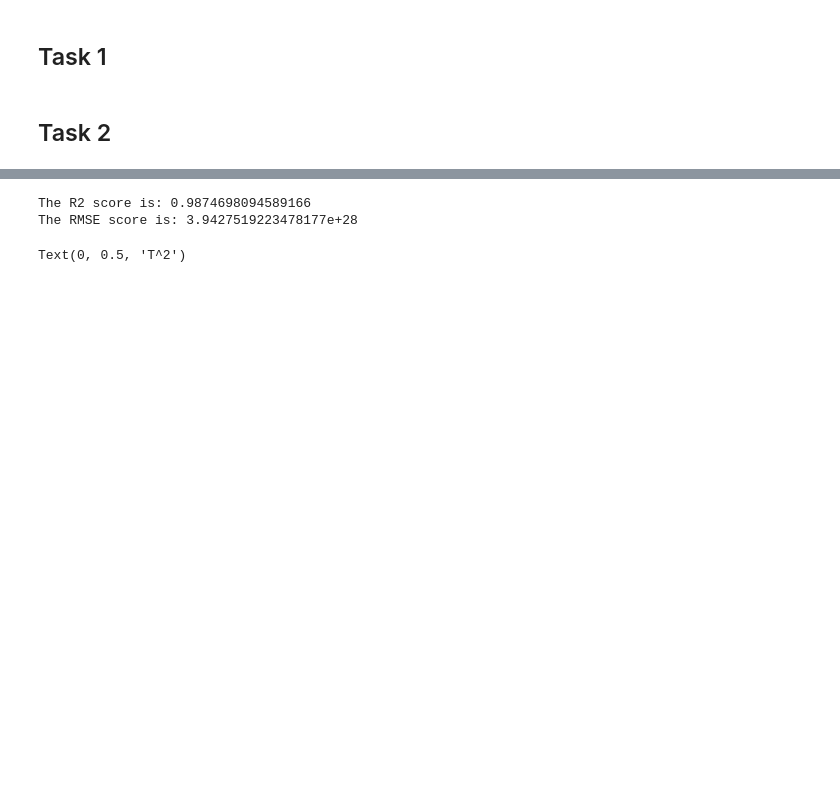
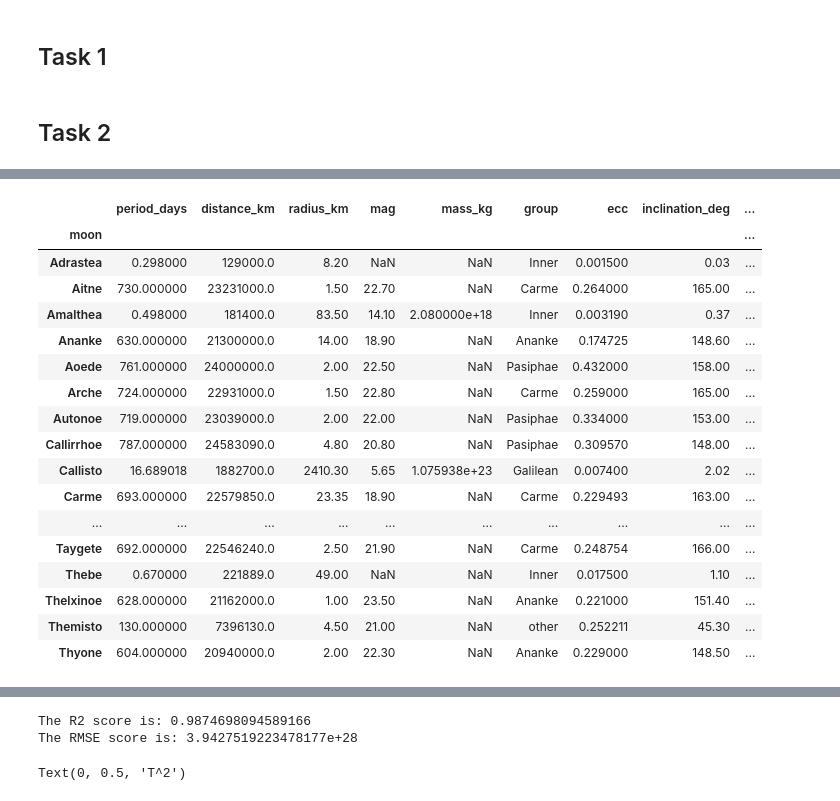
Before and after one commit to YukiToast/Jupiter-project, a Jupyter notebook: Assessment 1 code.ipynb, the cells around one changed output, grey strips where cells are left out. Cells and saved outputs as stored; diff of their text form; code cells hidden in the pictures; blank space fills up the shorter version.

```diff
--- a/Assessment 1 code.ipynb
+++ b/Assessment 1 code.ipynb
@@ -27,0 +30,21 @@ TypeError: Moons.model() missing 1 required positional argument: 'self'
+# %%
+jupiter_instance.review_data()
+# %% [output]
+|  | period_days | distance_km | radius_km | mag | mass_kg | group | ecc | inclination_deg | ... |
+| moon |  |  |  |  |  |  |  |  | ... |
+| Adrastea | 0.298000 | 129000.0 | 8.20 | NaN | NaN | Inner | 0.001500 | 0.03 | ... |
+| Aitne | 730.000000 | 23231000.0 | 1.50 | 22.70 | NaN | Carme | 0.264000 | 165.00 | ... |
+| Amalthea | 0.498000 | 181400.0 | 83.50 | 14.10 | 2.080000e+18 | Inner | 0.003190 | 0.37 | ... |
+| Ananke | 630.000000 | 21300000.0 | 14.00 | 18.90 | NaN | Ananke | 0.174725 | 148.60 | ... |
+| Aoede | 761.000000 | 24000000.0 | 2.00 | 22.50 | NaN | Pasiphae | 0.432000 | 158.00 | ... |
+| Arche | 724.000000 | 22931000.0 | 1.50 | 22.80 | NaN | Carme | 0.259000 | 165.00 | ... |
+| Autonoe | 719.000000 | 23039000.0 | 2.00 | 22.00 | NaN | Pasiphae | 0.334000 | 153.00 | ... |
+| Callirrhoe | 787.000000 | 24583090.0 | 4.80 | 20.80 | NaN | Pasiphae | 0.309570 | 148.00 | ... |
+| Callisto | 16.689018 | 1882700.0 | 2410.30 | 5.65 | 1.075938e+23 | Galilean | 0.007400 | 2.02 | ... |
+| Carme | 693.000000 | 22579850.0 | 23.35 | 18.90 | NaN | Carme | 0.229493 | 163.00 | ... |
+| ... | ... | ... | ... | ... | ... | ... | ... | ... | ... |
+| Taygete | 692.000000 | 22546240.0 | 2.50 | 21.90 | NaN | Carme | 0.248754 | 166.00 | ... |
+| Thebe | 0.670000 | 221889.0 | 49.00 | NaN | NaN | Inner | 0.017500 | 1.10 | ... |
+| Thelxinoe | 628.000000 | 21162000.0 | 1.00 | 23.50 | NaN | Ananke | 0.221000 | 151.40 | ... |
+| Themisto | 130.000000 | 7396130.0 | 4.50 | 21.00 | NaN | other | 0.252211 | 45.30 | ... |
+| Thyone | 604.000000 | 20940000.0 | 2.00 | 22.30 | NaN | Ananke | 0.229000 | 148.50 | ... |
```
Also changed, not shown: parts of 2 cells of this notebook, 1 other file.
